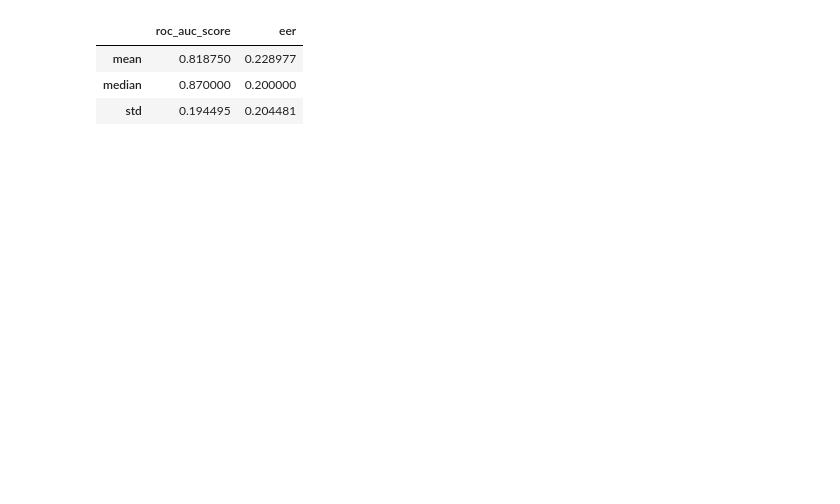
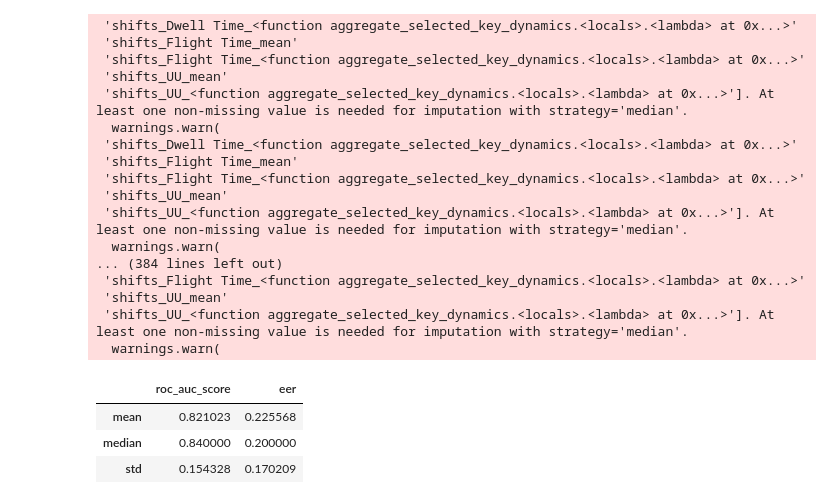
Before and after one commit to m-heldt/behavioral-ml, a Jupyter notebook: notebooks/models.ipynb, the cells around one changed output. Cells and saved outputs as stored; diff of their text form; code cells hidden in the pictures; blank space fills up the shorter version.

```diff
--- a/notebooks/models.ipynb
+++ b/notebooks/models.ipynb
@@ -138,0 +308,37 @@ np.mean(roc_aucs), np.median(roc_aucs)
+# %%
+from sklearn.svm import SVC
+
+X, y = train.get_differential_dataset(key_features)
+
+from sklearn.model_selection import StratifiedGroupKFold
+
+groups = X.index.get_level_values("User ID")
+
+
+cv = StratifiedGroupKFold(n_splits=5)
+
+model = make_pipeline(
+    SimpleImputer(strategy="median"),
+    StandardScaler(),
+    SVC(),
+)
+
+y_true = []
+y_score = []
+results = {}
+accuracy_scores = []
+roc_aucs = []
+
+for train_idx, test_idx in cv.split(X, y, groups):
+    model_fold = clone(model)
+    model_fold.fit(X.iloc[train_idx], y[train_idx])
+
+    score = model_fold.decision_function(X.iloc[test_idx])
+    true = y[test_idx]
+    accuracy_scores.append(model_fold.score(X.iloc[test_idx], y[test_idx]))
+    roc_aucs.append(roc_auc_score(true, score))
+
+    y_score.append(score)
+    y_true.append(true)
+
+accuracy_scores, roc_aucs
@@ -139,10 +356,12 @@ np.mean(roc_aucs), np.median(roc_aucs)
 # %%
+X_enrolls, X_evals, y_evals = train.split_for_novelty(key_features)
+
 pipeline = make_pipeline(
     SimpleImputer(strategy="median"),
     StandardScaler()
 )
 
-y_true, y_score = train.train_anomaly_detector(pipeline, manhattan_distances, X, y)
+y_true, y_score = train.train_anomaly_detector(pipeline, manhattan_distances, X_enrolls, X_evals, y_evals)
 
 roc_auc_score(y_true, y_score)
 # %% [output]
@@ -151,7 +387,7 @@ roc_auc_score(y_true, y_score)
 from sklearn.ensemble import IsolationForest
 from sklearn.svm import OneClassSVM
 
-X_enrolls, X_evals, y_evals = train.split_for_anomaly(X, y, enroll=5)
+X_enrolls, X_evals, y_evals = train.split_for_novelty(key_features.join(mouse_features), enroll=5)
 
 metrics = {
     "roc_auc_score": roc_auc_score,
@@ -161,37 +397,54 @@ metrics = {
 preprocessing_pipeline = make_pipeline(
     SimpleImputer(strategy="median")
 )
 
-clf = IsolationForest(n_estimators=100)
+clf = IsolationForest(n_estimators=200)
 
 y_true = []
 y_score = []
 results = []
 for user_id in range(1, 89):
 
     X_enroll = preprocessing_pipeline.fit_transform(X_enrolls[user_id])
     X_eval = preprocessing_pipeline.transform(X_evals[user_id])
 
     clf.fit(X_enroll)
 
     score = clf.decision_function(X_eval)
 
     y_true.append(y_evals[user_id])
     y_score.append(score)
 
 
     if metrics != None:
         user_results = {}
         for m in metrics:
             user_results[m] = metrics[m](y_evals[user_id], score)
             results.append(user_results)
 
 pd.DataFrame(results).agg(["mean", "median", "std"])
 # %% [output]
+ 'shifts_Dwell Time_<function aggregate_selected_key_dynamics.<locals>.<lambda> at 0x...>'
+ 'shifts_Flight Time_mean'
+ 'shifts_Flight Time_<function aggregate_selected_key_dynamics.<locals>.<lambda> at 0x...>'
+ 'shifts_UU_mean'
+ 'shifts_UU_<function aggregate_selected_key_dynamics.<locals>.<lambda> at 0x...>']. At least one non-missing value is needed for imputation with strategy='median'.
+  warnings.warn(
+ 'shifts_Dwell Time_<function aggregate_selected_key_dynamics.<locals>.<lambda> at 0x...>'
+ 'shifts_Flight Time_mean'
+ 'shifts_Flight Time_<function aggregate_selected_key_dynamics.<locals>.<lambda> at 0x...>'
+ 'shifts_UU_mean'
+ 'shifts_UU_<function aggregate_selected_key_dynamics.<locals>.<lambda> at 0x...>']. At least one non-missing value is needed for imputation with strategy='median'.
+  warnings.warn(
+... (384 lines left out)
+ 'shifts_Flight Time_<function aggregate_selected_key_dynamics.<locals>.<lambda> at 0x...>'
+ 'shifts_UU_mean'
+ 'shifts_UU_<function aggregate_selected_key_dynamics.<locals>.<lambda> at 0x...>']. At least one non-missing value is needed for imputation with strategy='median'.
+  warnings.warn(
 |  | roc_auc_score | eer |
-| mean | 0.818750 | 0.228977 |
-| median | 0.870000 | 0.200000 |
-| std | 0.194495 | 0.204481 |
+| mean | 0.821023 | 0.225568 |
+| median | 0.840000 | 0.200000 |
+| std | 0.154328 | 0.170209 |
 # %%
 from sklearn.ensemble import IsolationForest
 from sklearn.svm import OneClassSVM
```
Also changed, not shown: parts of 15 cells of this notebook, 1 other file.
